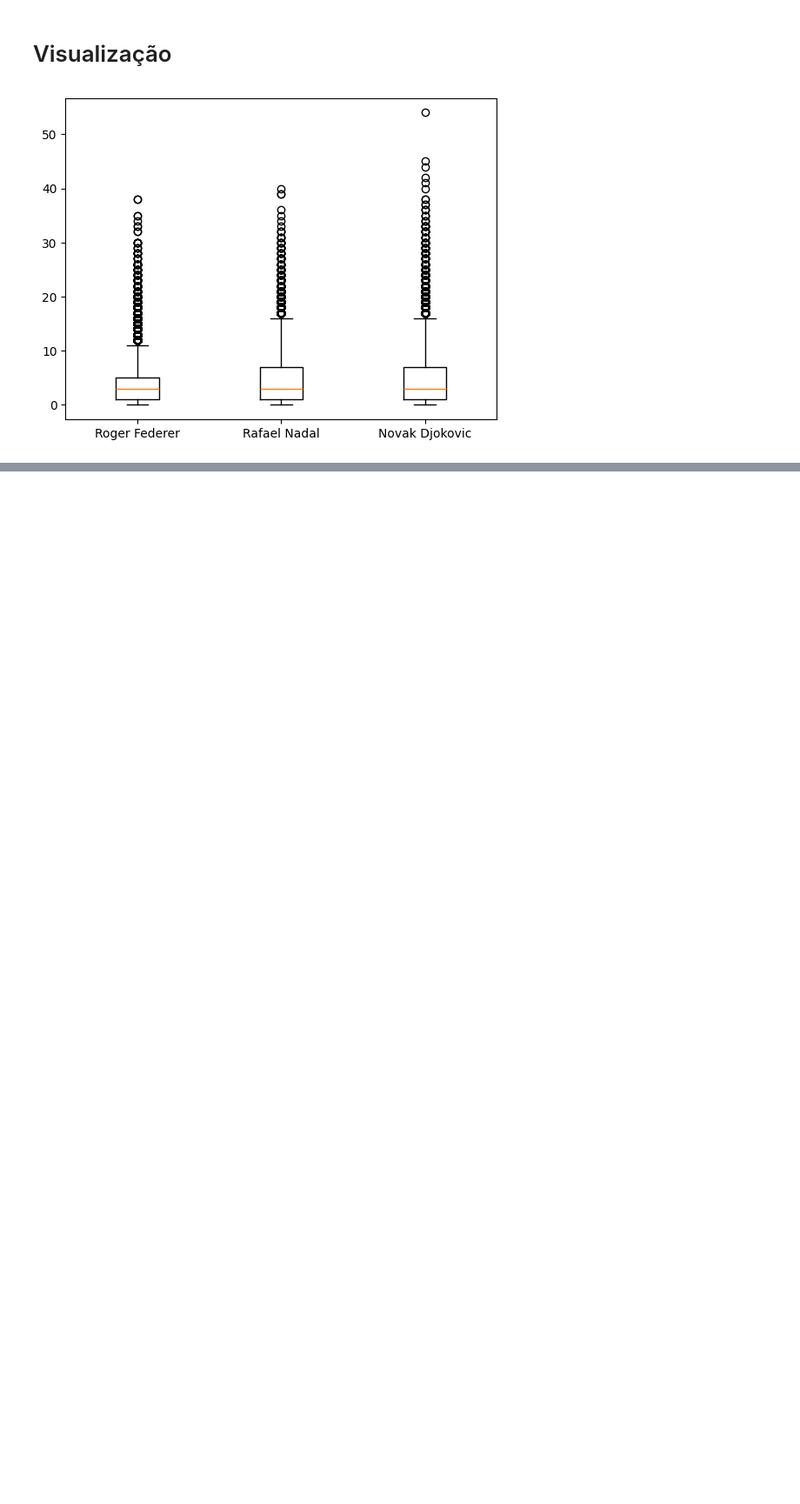
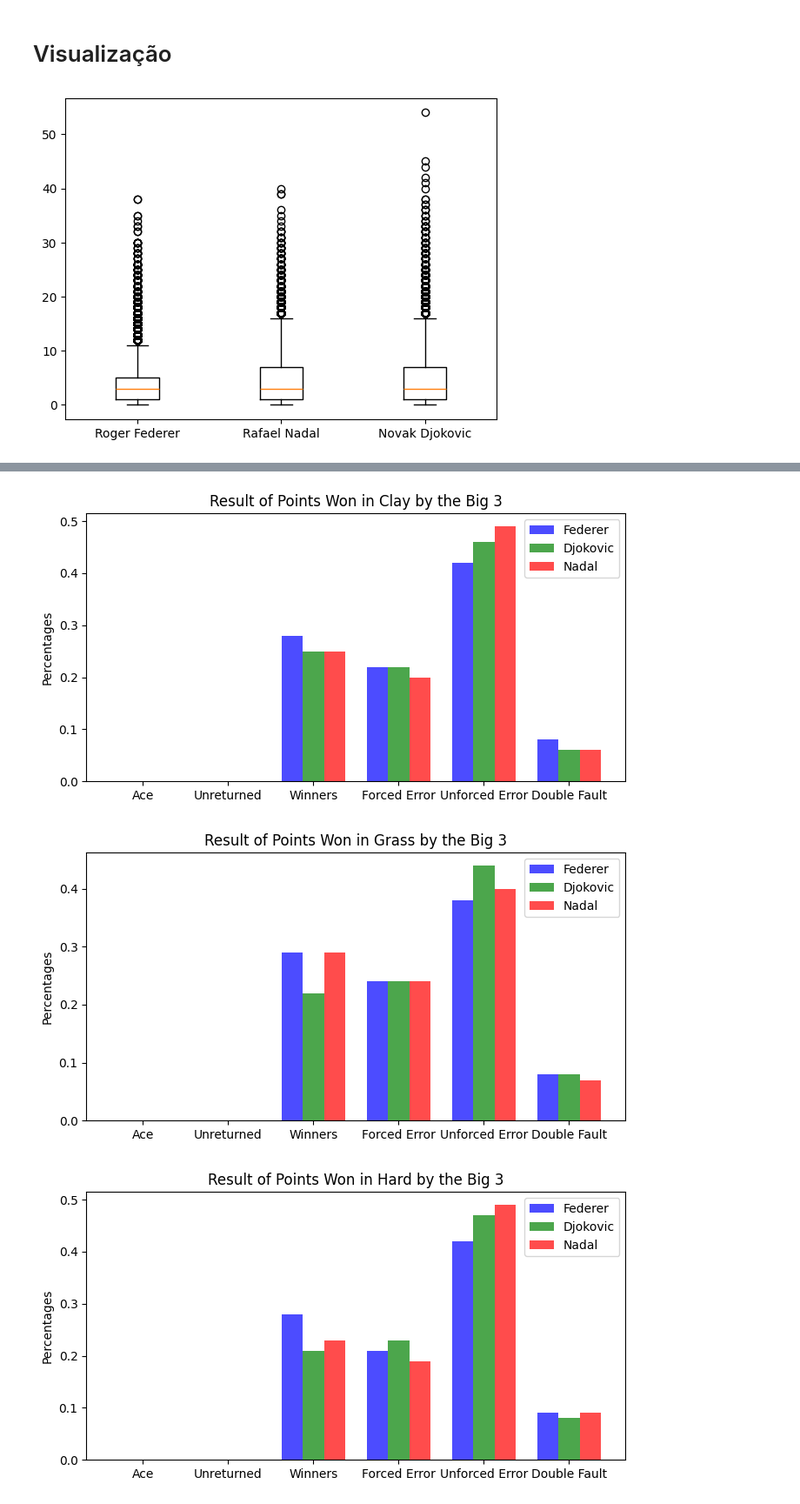
Before and after one commit to PedC18/POC1, a Jupyter notebook: test.ipynb, the cells around one changed output, grey strips where cells are left out. Shown: that part at 87% size. Cells and saved outputs as stored; diff of their text form; code cells hidden in the pictures; blank space fills up the shorter version.

```diff
--- a/test.ipynb
+++ b/test.ipynb
@@ -159,0 +171,10 @@ plt.show()
+# %%
+DataReceive = [Federer_Receive_Points, Djokovic_Receive_Points , Nadal_Receive_Points ]
+# %%
+PlotGraph(DataReceive,'Clay',PtDecision, 'Won')
+PlotGraph(DataReceive,'Grass',PtDecision, 'Won')
+PlotGraph(DataReceive,'Hard',PtDecision, 'Won')
+# %% [output]
+[figure, added]
+[figure, added]
+[figure, added]
```
Also changed, not shown: parts of 16 cells of this notebook, 2 other files.
